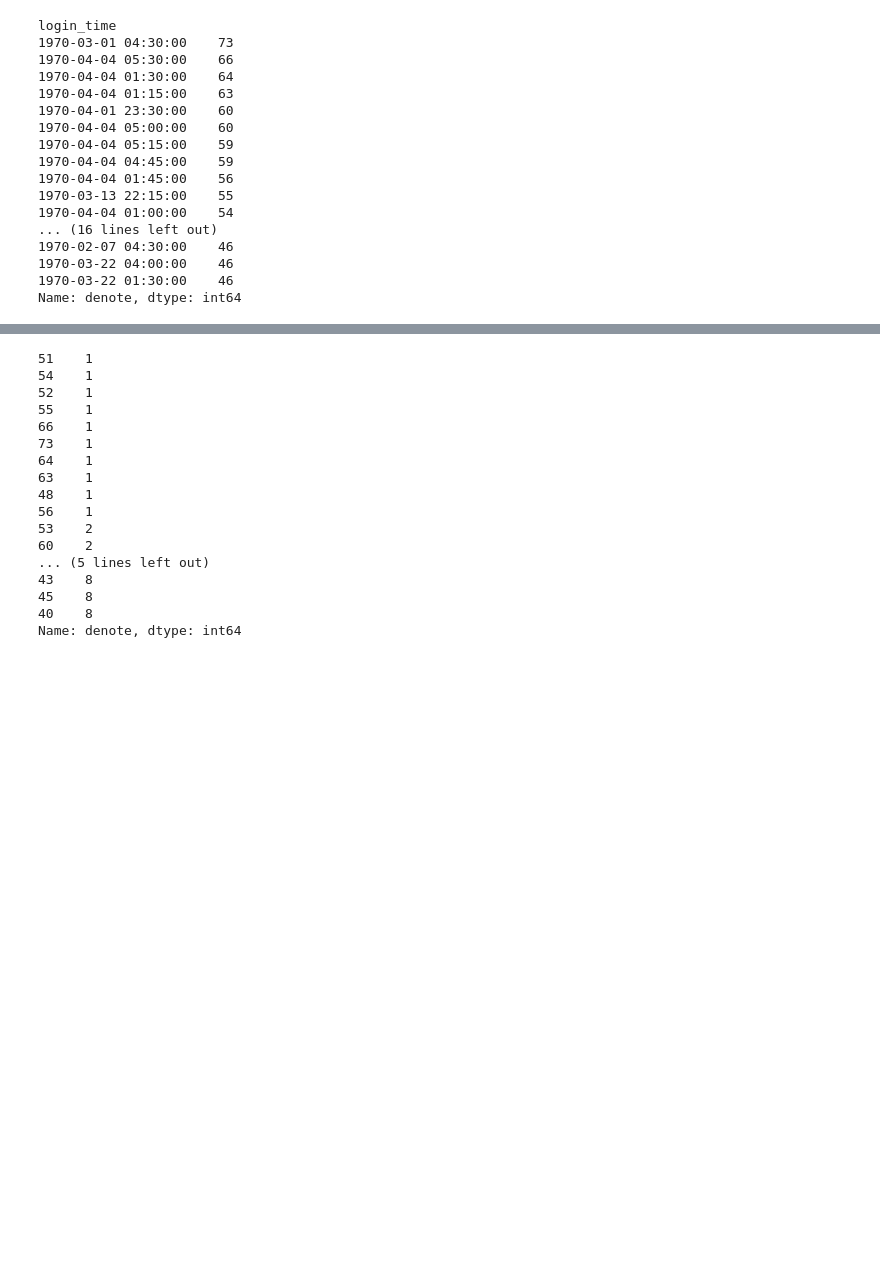
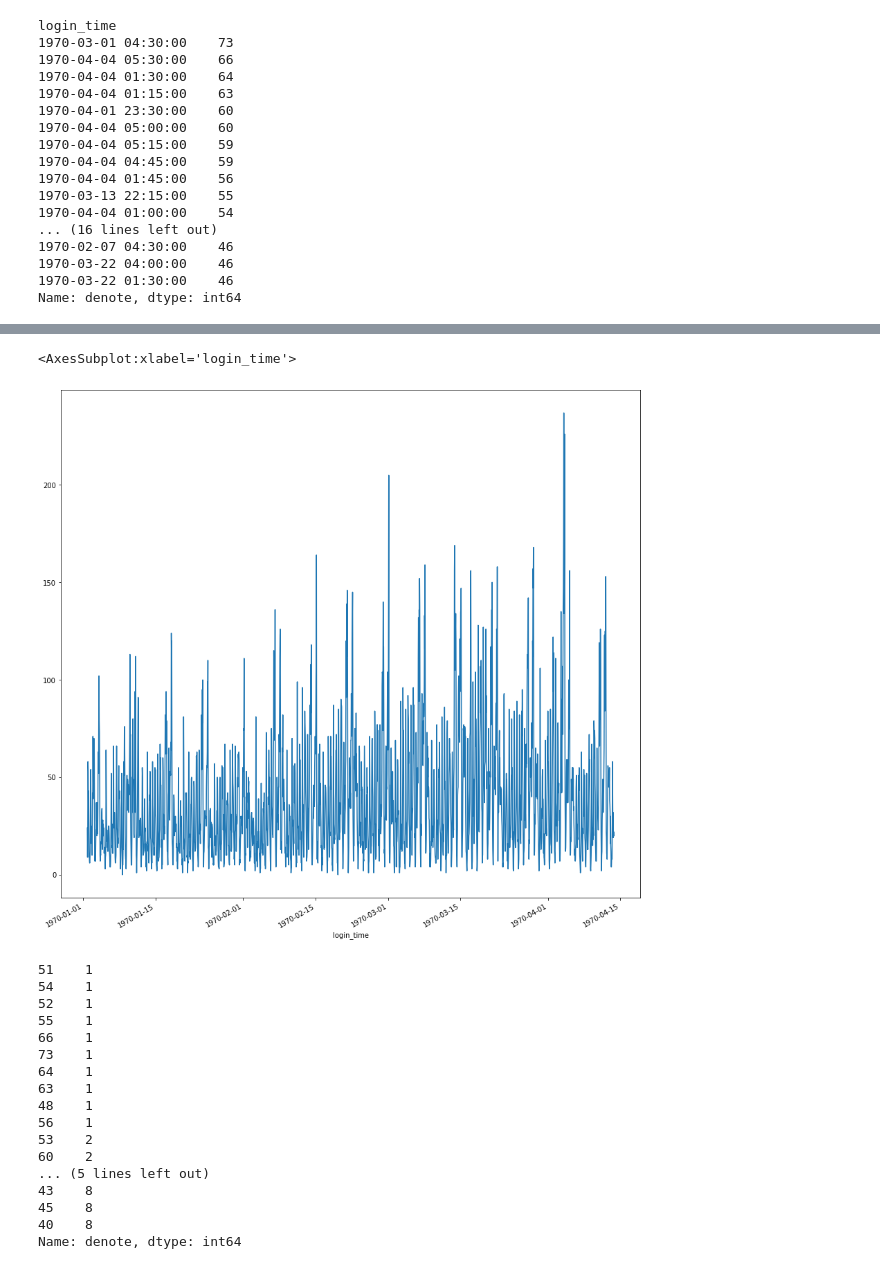
Before and after one commit to rhodapang/ultimate_challenge, a Jupyter notebook: Untitled.ipynb, the cells around one changed output, grey strips where cells are left out. Cells and saved outputs as stored; diff of their text form; code cells hidden in the pictures; blank space fills up the shorter version.

```diff
--- a/Untitled.ipynb
+++ b/Untitled.ipynb
@@ -83,3 +123,6 @@ login_time
 1970-03-22 04:00:00    46
 1970-03-22 01:30:00    46
 Name: denote, dtype: int64
+# %%
+login_seq_hour = df_login.resample('H',on='login_time').denote.sum().sort_values(ascending=False)
+login_seq_hour.head(30)
@@ -86,3 +147,8 @@ Name: denote, dtype: int64
+# %%
+login_seq_hour.plot(figsize=(15,15))
+# %% [output]
+<AxesSubplot:xlabel='login_time'>
+[figure, added]
 # %%
 login_seq.value_counts(ascending=True).head(20)
 # %% [output]
```
Also changed, not shown: parts of 7 cells of this notebook.
